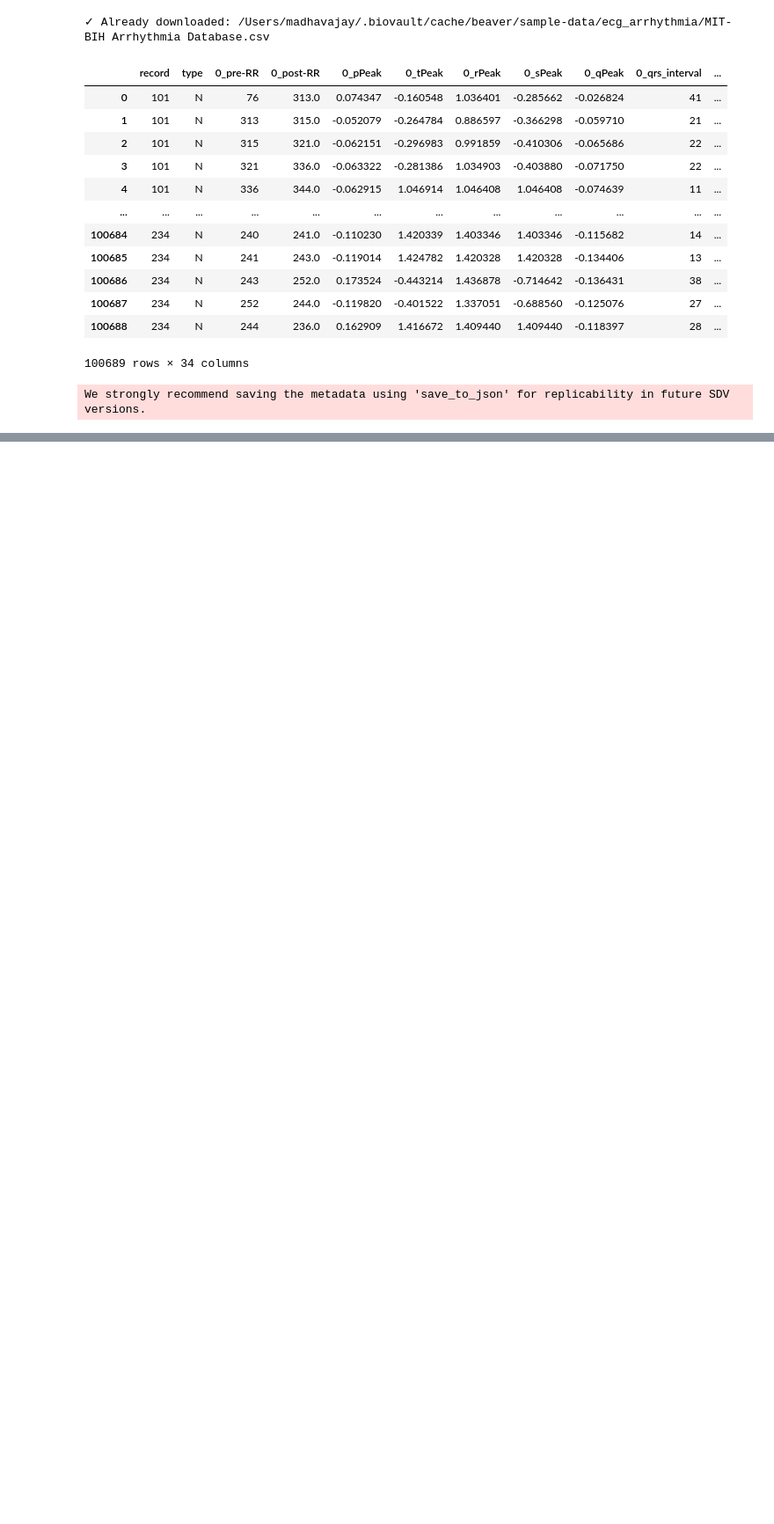
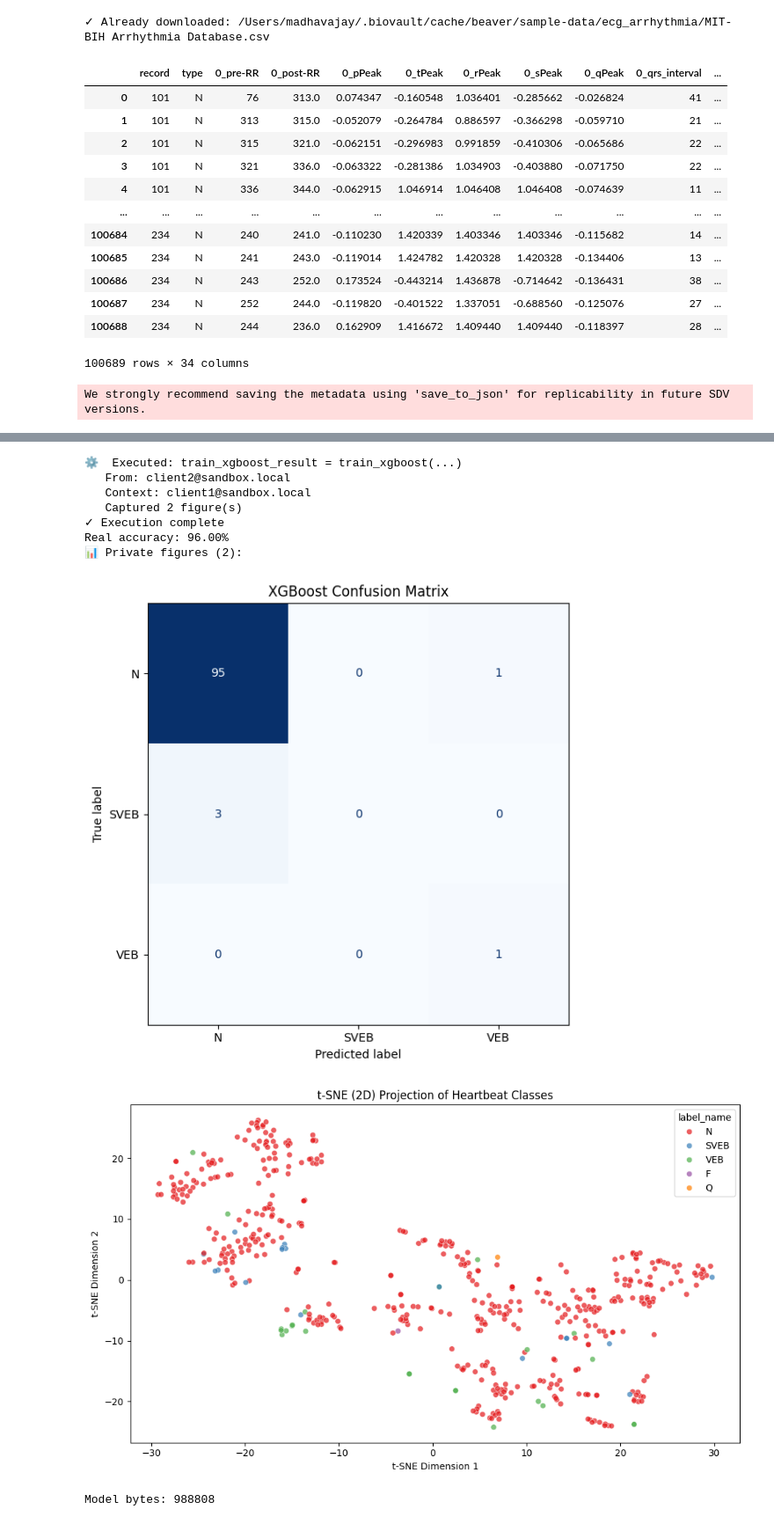
Before and after one commit to OpenMined/biovault-desktop, a Jupyter notebook: src-tauri/resources/templates/06-ecg-do.ipynb, the cells around one changed output, grey strips where cells are left out. Shown at 88% size. Cells and saved outputs as stored; diff of their text form; code cells hidden in the pictures; blank space fills up the shorter version.

```diff
--- a/src-tauri/resources/templates/06-ecg-do.ipynb
+++ b/src-tauri/resources/templates/06-ecg-do.ipynb
@@ -157,0 +213,24 @@ print("Approved results")
+# %%
+result = request.run()
+if result.data is None or result.data.private is None:
+    print('Real accuracy: N/A')
+    print('No private results available (remote error).')
+else:
+    acc = result.data.private.get('test_accuracy')
+    if acc is None:
+        print('Real accuracy: N/A')
+    else:
+        print(f"Real accuracy: {acc:.2f}%")
+    result.data.show_figures("private")
+    print(f"Model bytes: {len(result.data.private.get('model_weights', b''))}")
+# %% [output]
+⚙️  Executed: train_xgboost_result = train_xgboost(...)
+   From: client2@sandbox.local
+   Context: client1@sandbox.local
+   Captured 2 figure(s)
+✓ Execution complete
+Real accuracy: 96.00%
+📊 Private figures (2):
+[figure, added]
+[figure, added]
+Model bytes: 988808
```
Also changed, not shown: parts of 38 cells of this notebook, 10 other files.
